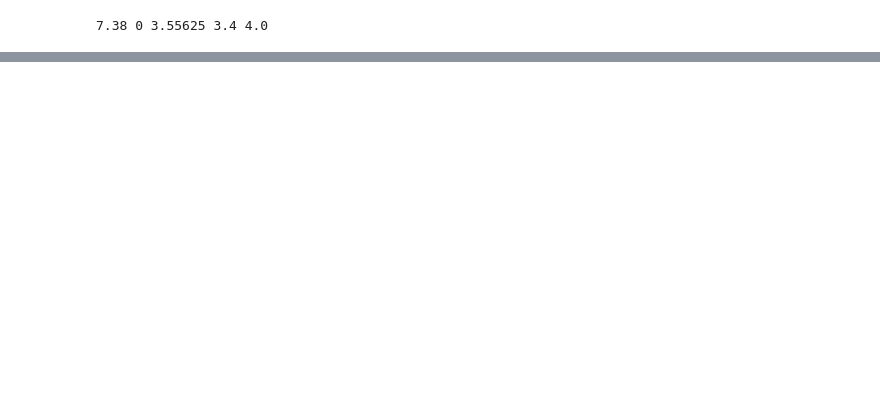
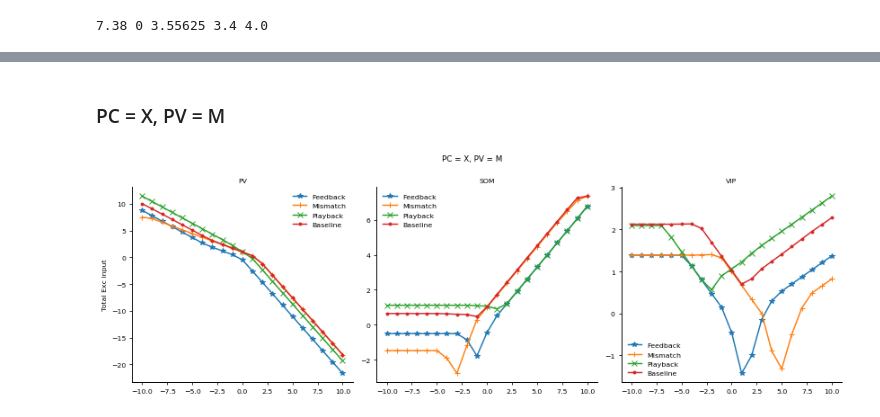
Before and after one commit to ParvN/Positive-prediction-error-circuit, a Jupyter notebook: Optogenetic_manipulations.ipynb, the cells around one changed output, grey strips where cells are left out. Cells and saved outputs as stored; diff of their text form; code cells hidden in the pictures; blank space fills up the shorter version.

```diff
--- a/Optogenetic_manipulations.ipynb
+++ b/Optogenetic_manipulations.ipynb
@@ -140,0 +216,37 @@ plt.show()
+# %% [markdown]
+### PC = X, PV = M
+# %%
+stim_dict['Ve']     = 0
+stim_dict['Vp']     = 0
+stim_dict['Mp']     = 1
+
+opt_vals = np.arange(-10,11,1)
+neuron_flags = [0,1,2]
+x = 200
+op_array = np.zeros((4,len(neuron_flags),len(opt_vals)))
+for i in range(len(opt_vals)):
+    test=True
+    opto_gen = True
+    opto_val = opt_vals[i]
+
+    flag_dict['opto_val'] = opto_val
+    for j in range(len(neuron_flags)):
+        flag_dict['neuron_flag'] = neuron_flags[j]
+        rates,weights = Simulate(weight_dict, neurons_dict, rates_dict, stim_dict, eta_dict, flag_dict, stim_params, fixed_inp, rates, weights)
+        Ie = rates['Ie']
+
+        fb_mean = np.mean(Ie[x:2*x])
+        mm_mean = np.mean(Ie[3*x:4*x])
+        pb_mean = np.mean(Ie[5*x:6*x])
+        bl_mean = (np.mean(Ie[0:x])+np.mean(Ie[2*x:3*x])+np.mean(Ie[4*x:5*x])+np.mean(Ie[6*x:7*x]))/4
+
+        op_array[0][j][i] = fb_mean
+        op_array[1][j][i] = mm_mean
+        op_array[2][j][i] = pb_mean
+        op_array[3][j][i] = bl_mean
+pc_in = 'X'
+pv_in = 'M'
+filename = 'opto_Exc_inp_PC_X_PV_M.png'
+plot_opto_exc_input(opt_vals, op_array, pc_in, pv_in, filename)
+# %% [output]
+[figure, added]
```
Also changed, not shown: parts of 9 cells of this notebook.
